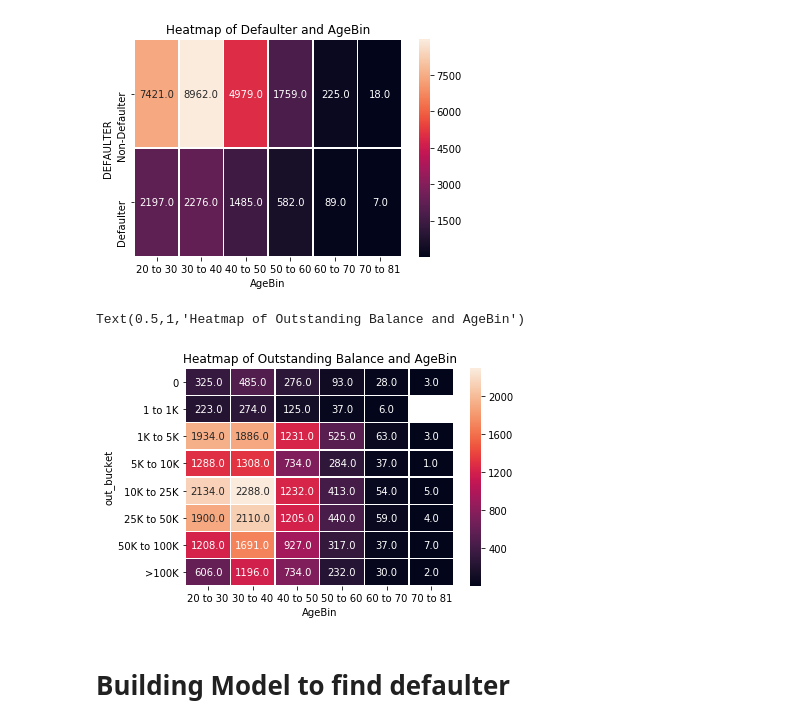
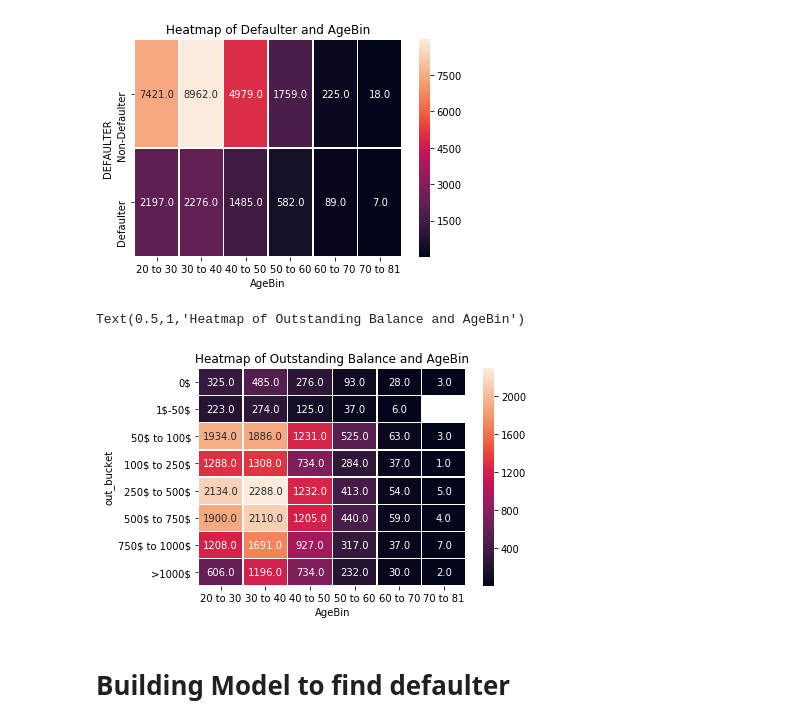
Before and after one commit to innovator-arjun/I3-Hackathon, a Jupyter notebook: i3-Hackathon.ipynb, the cells around one changed output. Drawn from its saved outputs; the diff is of its cells as text; code cells hidden in the pictures.

```diff
--- a/i3-Hackathon.ipynb
+++ b/i3-Hackathon.ipynb
@@ -140,12 +124,12 @@ fulldata.STATE.value_counts().sort_index().plot.bar()
 # %% [output]
 <matplotlib.axes._subplots.AxesSubplot at 0x...>
 [figure]
-# %%
-fulldata.INSURANCE_TYPE[fulldata.INSURANCE_TYPE==1]='Health'
-fulldata.INSURANCE_TYPE[fulldata.INSURANCE_TYPE==2]='AccidentalDeath'
-fulldata.INSURANCE_TYPE[fulldata.INSURANCE_TYPE==3]='Dental'
-fulldata.INSURANCE_TYPE[fulldata.INSURANCE_TYPE==4]='LongTerm care'
-fulldata.INSURANCE_TYPE[fulldata.INSURANCE_TYPE==5]='Vision'
+# %%
+fulldata.INSURANCE_TYPE[fulldata.INSURANCE_TYPE==1]='LongTerm Care'
+fulldata.INSURANCE_TYPE[fulldata.INSURANCE_TYPE==2]='Dental'
+fulldata.INSURANCE_TYPE[fulldata.INSURANCE_TYPE==3]='Vision'
+fulldata.INSURANCE_TYPE[fulldata.INSURANCE_TYPE==4]='Health'
+fulldata.INSURANCE_TYPE[fulldata.INSURANCE_TYPE==5]='AccidentalDeath'
 # %%
 fulldata.INSURANCE_TYPE.value_counts().plot.bar()
 # %% [output]
@@ -376,13 +360,13 @@ Text(0.5,1,'Heatmap of Defaulter and AgeBin')
 [figure]
 # %%
 lab=['20 to 30','30 to 40','40 to 50','50 to 60','60 to 70','70 to 81']
-lab2=['0','1 to 1K','1K to 5K','5K to 10K','10K to 25K','25K to 50K','50K to 100K','>100K']
+lab2=['0\$',"1\$-50\$",'50\$ to 100\$','100\$ to 250\$','250\$ to 500\$','500\$ to 750\$','750\$ to 1000\$','>1000\$']
 age_outstanding=corr_2_cols('out_bucket', 'AgeBin')
 r=sns.heatmap(age_outstanding,annot=True,fmt="0.1f",xticklabels=lab,yticklabels=lab2,linewidths=.5)
 r.set_title("Heatmap of Outstanding Balance and AgeBin")
 # %% [output]
 Text(0.5,1,'Heatmap of Outstanding Balance and AgeBin')
-[figure, old version]
+[figure, new version]
 # %% [markdown]
 # Building Model to find defaulter
 # %%
```
Also changed, not shown: parts of 6 cells of this notebook.
